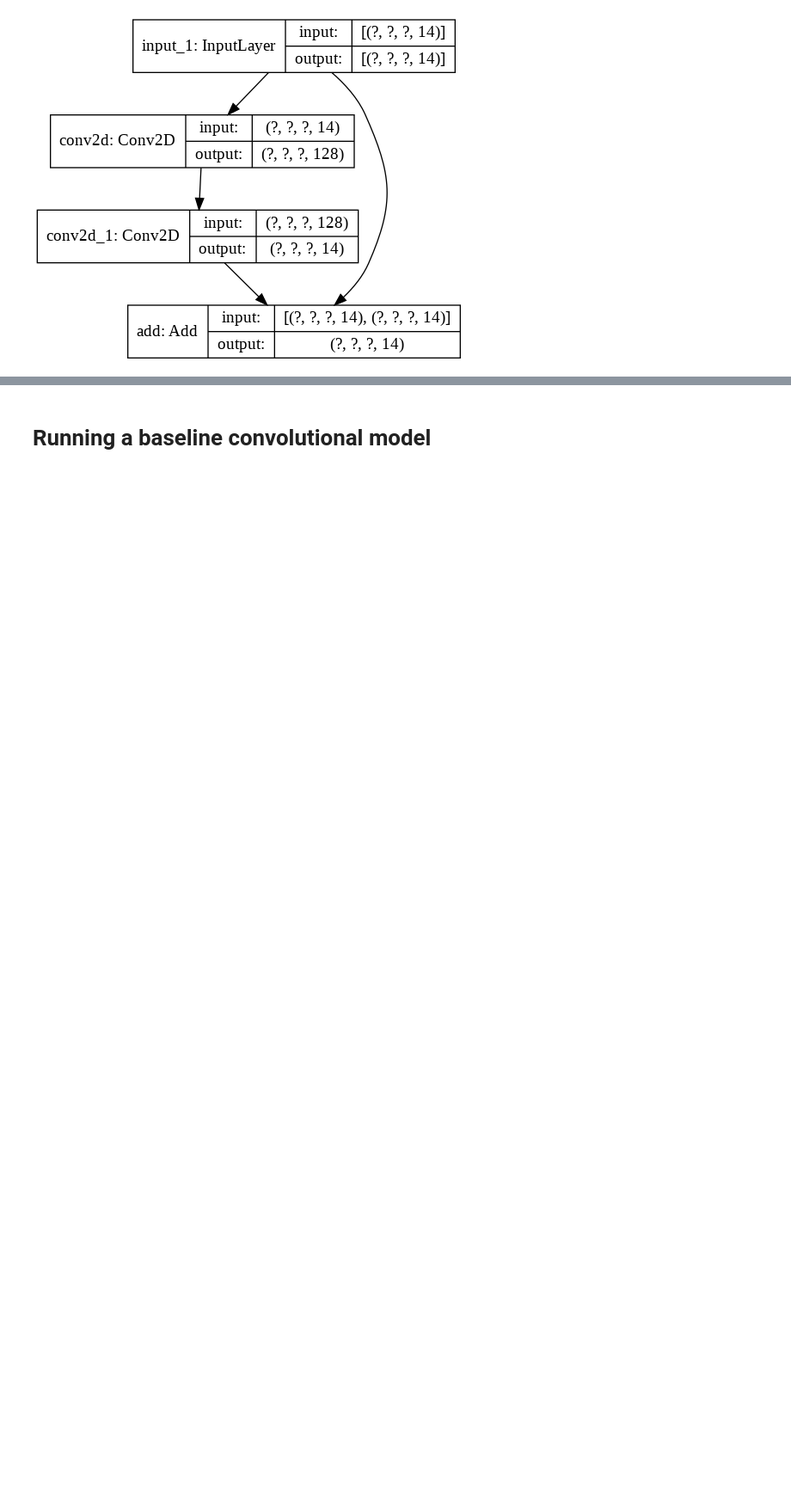
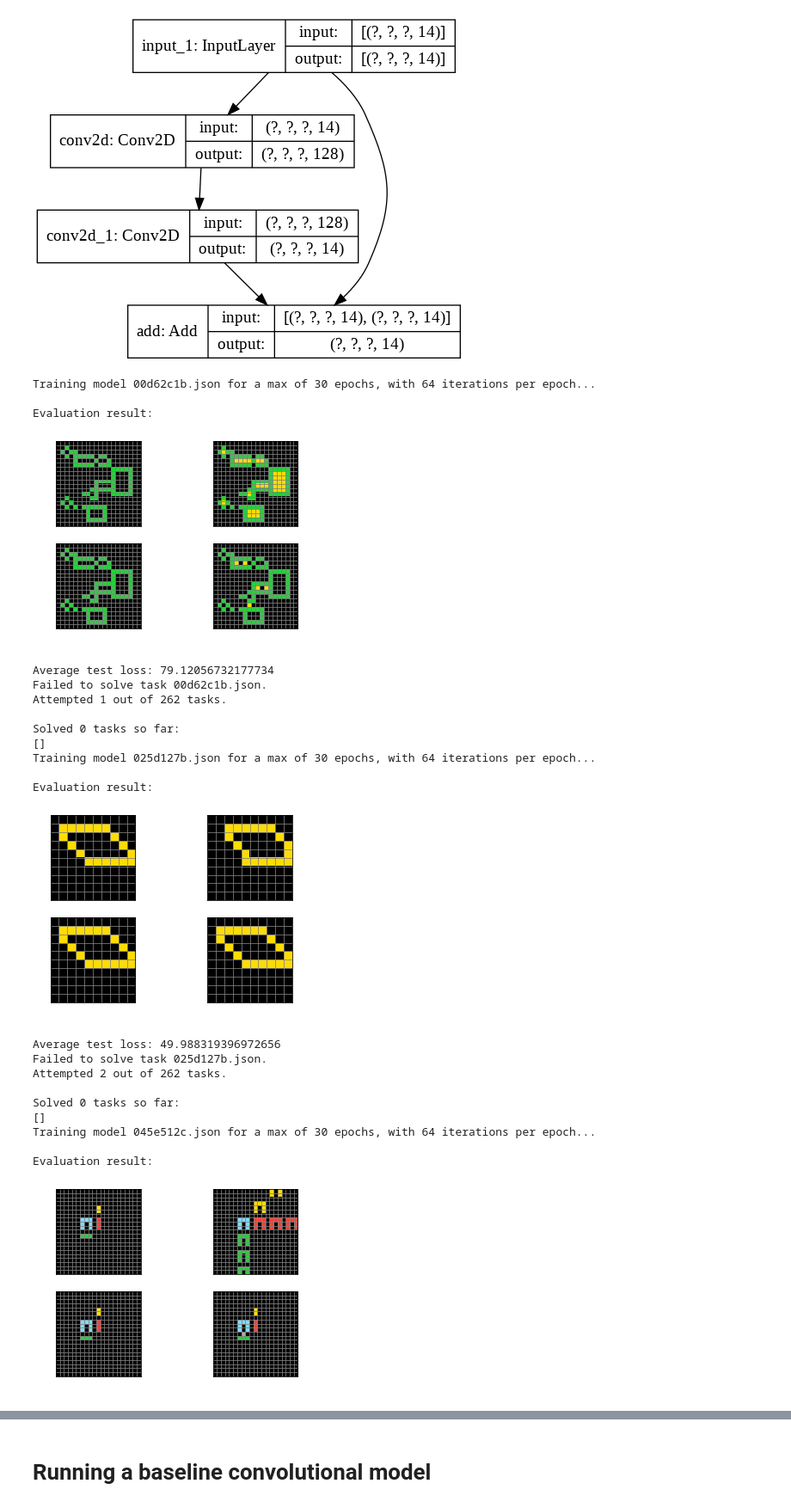
Before and after one commit to marcospgp/abstraction-and-reasoning, a Jupyter notebook: Neural_Cellular_Automata_for_ARC.ipynb, the cells around one changed output, grey strips where cells are left out. Shown at 86% size. Cells and saved outputs as stored; diff of their text form; code cells hidden in the pictures; blank space fills up the shorter version.

```diff
--- a/Neural_Cellular_Automata_for_ARC.ipynb
+++ b/Neural_Cellular_Automata_for_ARC.ipynb
@@ -433,31 +439,56 @@ def evaluate(model, test_x, test_y, num_iterations, display_result=False):
 # %%
 # This block runs the Neural Cellular Automata model on all training tasks
 
 # Define the number of iterations of the cellular automata rule over the grid
 # before updating weights (when training) or before calculating loss
 # (when evaluating)
-num_iterations = 32
+num_iterations = 64
 
 optimizer = keras.optimizers.Adam(learning_rate=3e-4)
 initializer = keras.initializers.RandomNormal(mean=0.0, stddev=1.5e-2, seed=1337)
-max_epochs = 10
+max_epochs = 30
 
 solved_count = 0
 solved_tasks = []
 
 for i, task in enumerate(vectorized_tasks):
     task_name = task_names[i]
     model = createAutomataModel(initializer, name=task_name)
     success = train(model, task, num_iterations, optimizer, max_epochs)
     evaluate(model, task["test_x"], task["test_y"], num_iterations, display_result=True)
     if success:
         print(f"Solved task {task_name} successfully!")
         solved_count += 1
         solved_tasks.append(task_name)
     else:
         print(f"Failed to solve task {task_name}.")
     print(f"Attempted {i+1} out of {len(vectorized_tasks)} tasks.\n")
     print(f"Solved {solved_count} tasks so far:")
     print(solved_tasks)
 
 print(f"Finished. Solved {solved_count} out of {vectorized_tasks} tasks.")
+# %% [output]
+Training model 00d62c1b.json for a max of 30 epochs, with 64 iterations per epoch...
+
+Evaluation result:
+[figure, added]
+Average test loss: 79.12056732177734
+Failed to solve task 00d62c1b.json.
+Attempted 1 out of 262 tasks.
+
+Solved 0 tasks so far:
+[]
+Training model 025d127b.json for a max of 30 epochs, with 64 iterations per epoch...
+
+Evaluation result:
+[figure, added]
+Average test loss: 49.988319396972656
+Failed to solve task 025d127b.json.
+Attempted 2 out of 262 tasks.
+
+Solved 0 tasks so far:
+[]
+Training model 045e512c.json for a max of 30 epochs, with 64 iterations per epoch...
+
+Evaluation result:
+[figure, added]
```
Also changed, not shown: parts of 5 cells of this notebook.
